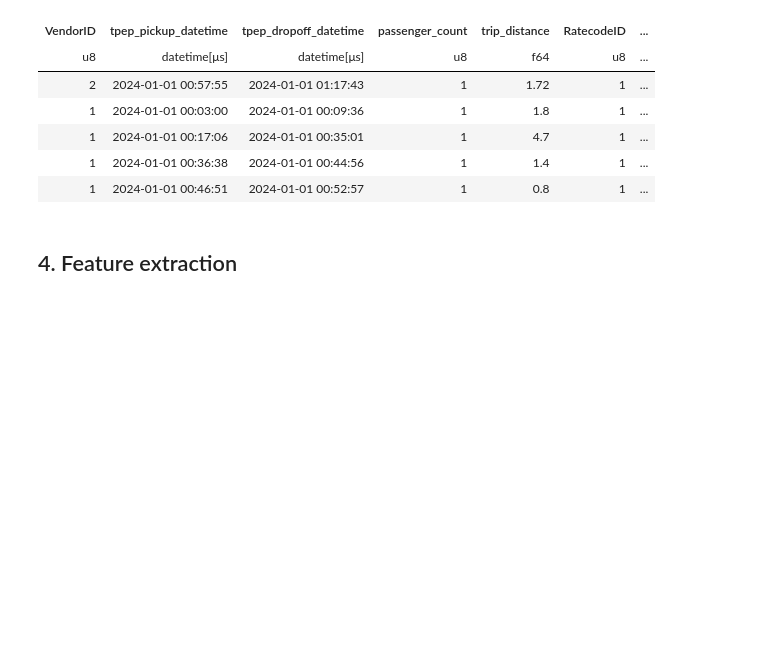
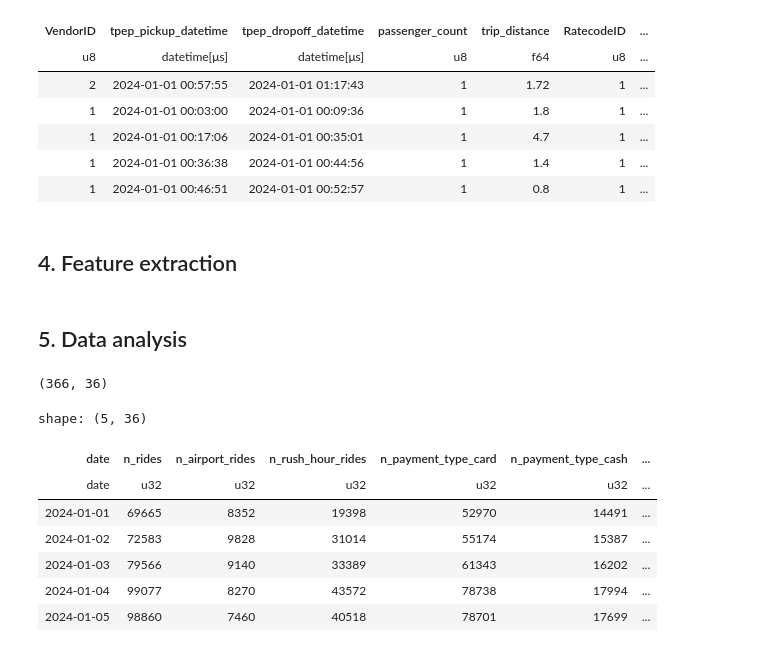
Before and after one commit to p3t3rzb/MLOps_course_AGH_lab03, a Jupyter notebook: homework.ipynb, the cells around one changed output. Drawn from its saved outputs; the diff is of its cells as text; code cells hidden in the pictures; blank space fills up the shorter version.

Commit message:
add data analysis

```diff
--- a/homework.ipynb
+++ b/homework.ipynb
@@ -233,3 +234,20 @@ dataset = (
     .collect()
 )
 dataset.write_parquet("dataset.parquet")
+# %% [markdown]
+## 5. Data analysis
+# %%
+dataset.shape
+# %% [output]
+(366, 36)
+# %%
+dataset.head()
+# %% [output]
+shape: (5, 36)
+| date | n_rides | n_airport_rides | n_rush_hour_rides | n_payment_type_card | n_payment_type_cash | ... |
+| date | u32 | u32 | u32 | u32 | u32 | ... |
+| 2024-01-01 | 69665 | 8352 | 19398 | 52970 | 14491 | ... |
+| 2024-01-02 | 72583 | 9828 | 31014 | 55174 | 15387 | ... |
+| 2024-01-03 | 79566 | 9140 | 33389 | 61343 | 16202 | ... |
+| 2024-01-04 | 99077 | 8270 | 43572 | 78738 | 17994 | ... |
+| 2024-01-05 | 98860 | 7460 | 40518 | 78701 | 17699 | ... |
```
Also changed, not shown: parts of 5 cells of this notebook.
